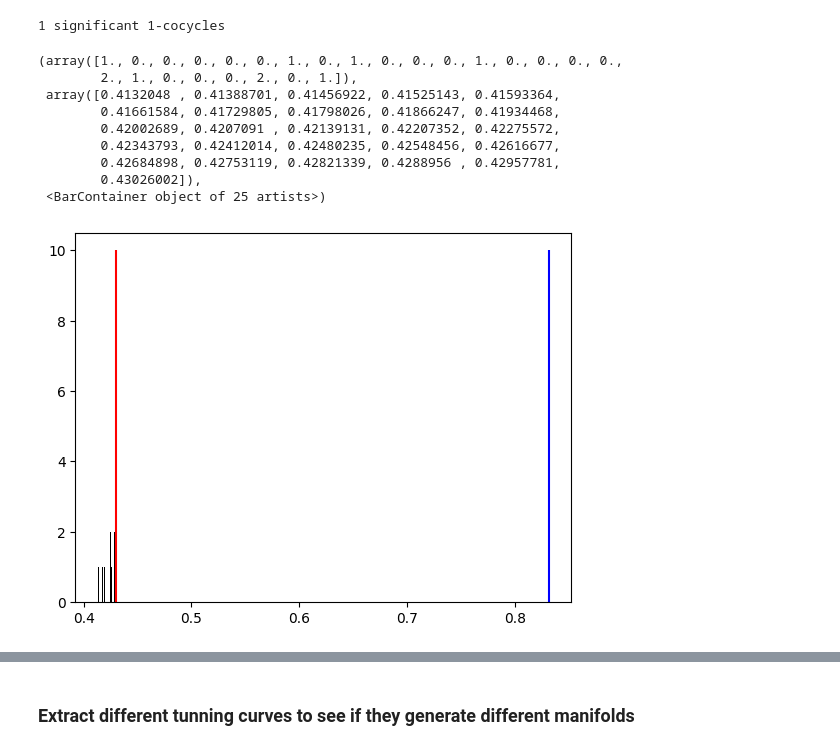
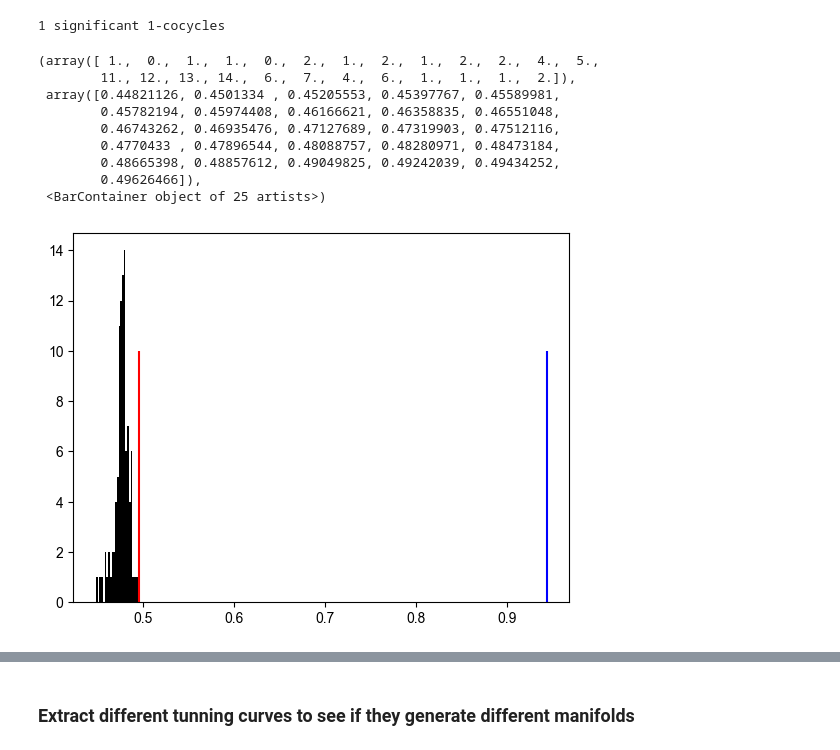
Before and after one commit to KBeshkov/NeuralHomology, a Jupyter notebook: examples/One_dataset_example.ipynb, the cells around one changed output, grey strips where cells are left out. Drawn from its saved outputs; the diff is of its cells as text; code cells hidden in the pictures.

```diff
--- a/examples/One_dataset_example.ipynb
+++ b/examples/One_dataset_example.ipynb
@@ -82,28 +82,28 @@ if cell_filter:
     avg_responses_lowres = avg_responses_lowres[:,indx]
 # %%
 dim_red = 0
-metric_used = geodesic_knn(k=4,adaptive=True).fit#pairwise_distances#geodesic#geodesic_knn(k=5,adaptive=True).fit#
+metric_used = geodesic_knn(k=4,adaptive=True).fit#pairwise_distances#pairwise_distances#geodesic#geodesic_knn(k=5,adaptive=True).fit#
 Homologizer = Persistent_Homology()
-pvalue_hom = Homologizer.perm_test(avg_responses,metric_used,n_perms=10,pval=100)
+pvalue_hom = Homologizer.perm_test(avg_responses,metric_used,n_perms=100,pval=100)
 hom_data = Homologizer(avg_responses,metric_used,False,dim_red,[1,None])
 cycle_lengths = hom_data[1][1][:,1]-hom_data[1][1][:,0]
 
 plt.figure()
 plt.vlines(pvalue_hom[1],0,10,'b')
 plt.vlines(pvalue_hom[0],0,10,'r')
 plt.hist(pvalue_hom[2],25,color='k')
 # %% [output]
 1 significant 1-cocycles
-(array([1., 0., 0., 0., 0., 0., 1., 0., 1., 0., 0., 0., 1., 0., 0., 0., 0.,
-        2., 1., 0., 0., 0., 2., 0., 1.]),
- array([0.4132048 , 0.41388701, 0.41456922, 0.41525143, 0.41593364,
-        0.41661584, 0.41729805, 0.41798026, 0.41866247, 0.41934468,
-        0.42002689, 0.4207091 , 0.42139131, 0.42207352, 0.42275572,
-        0.42343793, 0.42412014, 0.42480235, 0.42548456, 0.42616677,
-        0.42684898, 0.42753119, 0.42821339, 0.4288956 , 0.42957781,
-        0.43026002]),
+(array([ 1.,  0.,  1.,  1.,  0.,  2.,  1.,  2.,  1.,  2.,  2.,  4.,  5.,
+        11., 12., 13., 14.,  6.,  7.,  4.,  6.,  1.,  1.,  1.,  2.]),
+ array([0.44821126, 0.4501334 , 0.45205553, 0.45397767, 0.45589981,
+        0.45782194, 0.45974408, 0.46166621, 0.46358835, 0.46551048,
+        0.46743262, 0.46935476, 0.47127689, 0.47319903, 0.47512116,
+        0.4770433 , 0.47896544, 0.48088757, 0.48280971, 0.48473184,
+        0.48665398, 0.48857612, 0.49049825, 0.49242039, 0.49434252,
+        0.49626466]),
  <BarContainer object of 25 artists>)
-[figure, old version]
+[figure, new version]
 # %%
 plt.imshow(hom_data[0])
 # %% [output]
```
Also changed, not shown: parts of 7 cells of this notebook, 8 other files.
